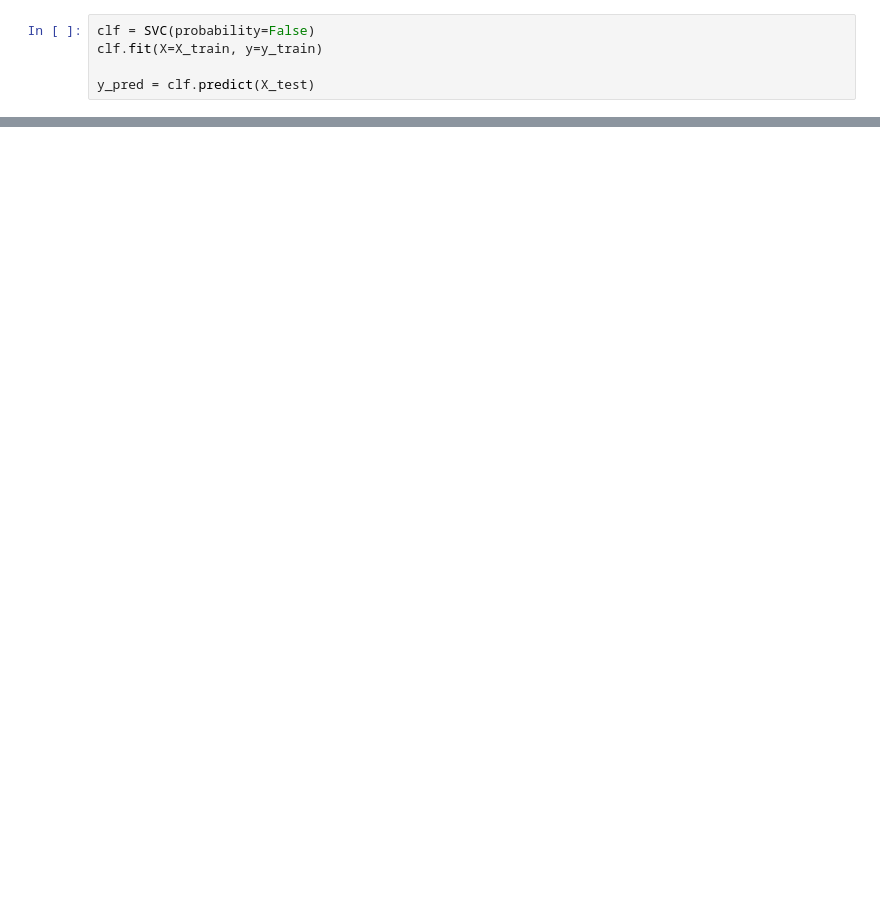
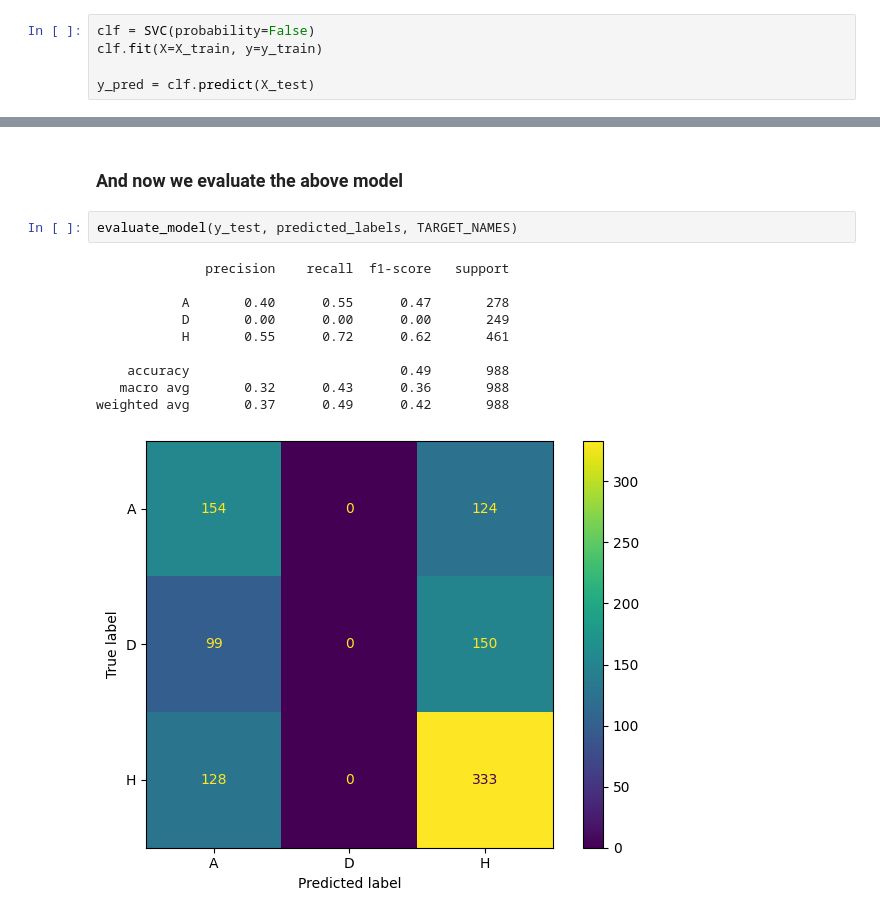
Before and after one commit to wesleychoyxd/COMP0036-MLNC-group-project, a Jupyter notebook: conrad.ipynb, the cells around one changed output, grey strips where cells are left out. Saved outputs shown, nothing was run; the diff lists cells and outputs as text; blank space fills up the shorter version.

```diff
--- a/conrad.ipynb
+++ b/conrad.ipynb
@@ -246,0 +367,15 @@ weighted avg       0.49      0.53      0.45       988
+# %% [markdown]
+### And now we evaluate the above model
+# %%
+evaluate_model(y_test, predicted_labels, TARGET_NAMES)
+# %% [output]
+              precision    recall  f1-score   support
+
+           A       0.40      0.55      0.47       278
+           D       0.00      0.00      0.00       249
+           H       0.55      0.72      0.62       461
+
+    accuracy                           0.49       988
+   macro avg       0.32      0.43      0.36       988
+weighted avg       0.37      0.49      0.42       988
+[figure, added]
```
Also changed, not shown: parts of 19 cells of this notebook.
